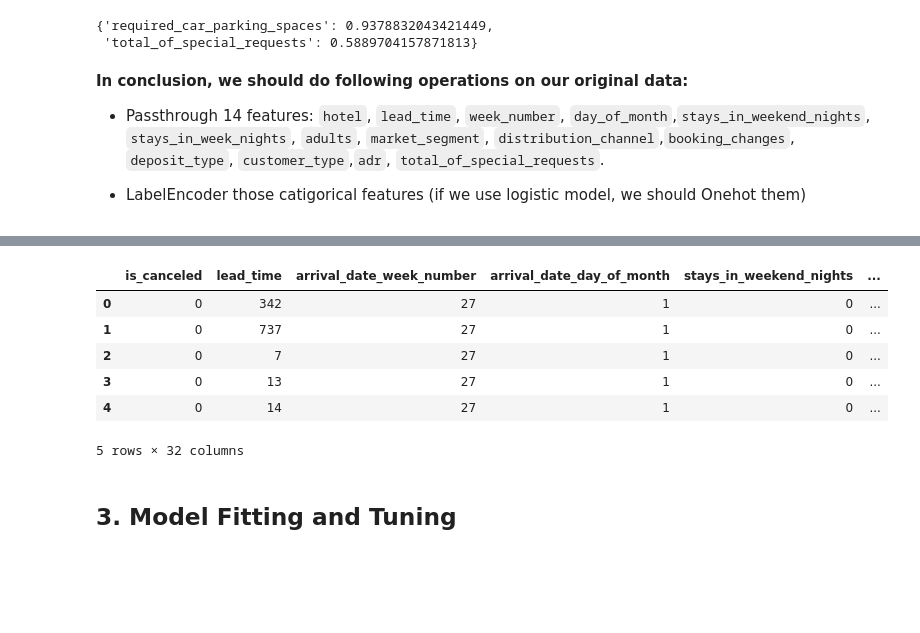
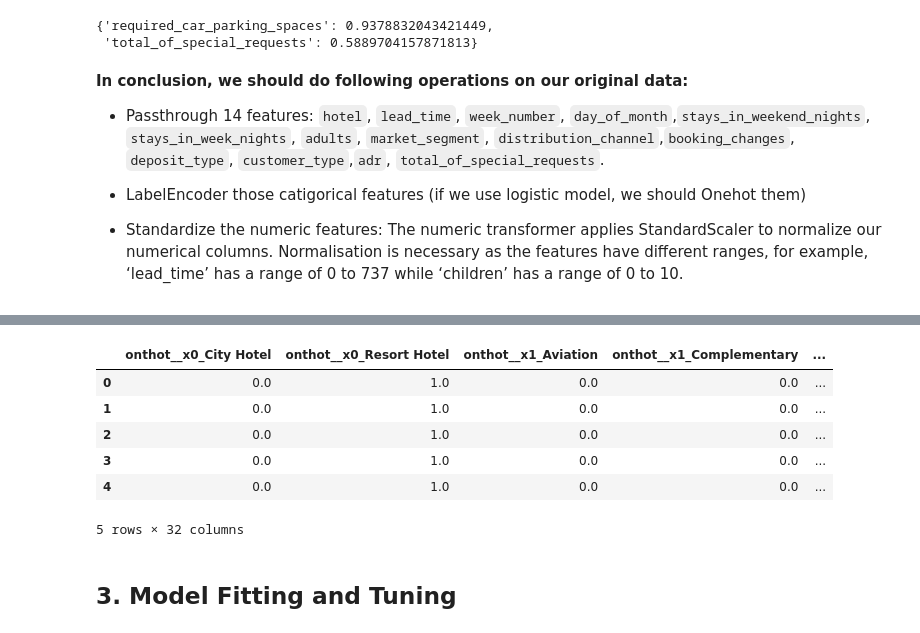
Before and after one commit to huwenhan-create/mlp-proj2, a Jupyter notebook: Code/proj2.ipynb, the cells around one changed output, grey strips where cells are left out. Saved outputs shown, nothing was run; the diff lists cells and outputs as text; code cells hidden in the pictures; blank space fills up the shorter version.

```diff
--- a/Code/proj2.ipynb
+++ b/Code/proj2.ipynb
@@ -280,20 +287,17 @@ freq_req
 - Passthrough 14 features: `hotel`, `lead_time`, `week_number`, `day_of_month`,`stays_in_weekend_nights`, `stays_in_week_nights`, `adults`, `market_segment`, `distribution_channel`,`booking_changes`, `deposit_type`, `customer_type`,`adr`, `total_of_special_requests`.
 
 - LabelEncoder those catigorical features (if we use logistic model, we should Onehot them)
+
+- Standardize the numeric features: The numeric transformer applies StandardScaler to normalize our numerical columns. Normalisation is necessary as the features have different ranges, for example, ‘lead_time’ has a range of 0 to 737 while ‘children’ has a range of 0 to 10.
 # %%
 passthrough = ['is_canceled', 'hotel', 'lead_time',
                'arrival_date_week_number', 'arrival_date_day_of_month', 'stays_in_weekend_nights',
                'stays_in_week_nights', 'adults', 'market_segment', 'distribution_channel', 'same_room',
                'booking_changes', 'deposit_type', 'customer_type', 'total_of_special_requests']
-ct = ColumnTransformer(
-    [
-        ('keep', 'passthrough',passthrough)
-    ]
-)
+features = list(df.columns)
+drop = list(set(passthrough)^set(features))
 
-ct.fit(df)
-names = ct.get_feature_names()
-dataset = pd.DataFrame(ct.transform(df), columns=names)
+dataset = df.drop(drop,axis=1)
 cat = ['hotel','market_segment','distribution_channel','deposit_type','customer_type']
 for c in cat:
     dataset[c] = LabelEncoder().fit_transform(dataset[c])
@@ -308,22 +312,22 @@ dataset.head()
 # %%
 ct_onehot = ColumnTransformer(
     [
-        ('keep', 'passthrough', passthrough),
+        ('keep', 'drop', drop),
         ('onthot', OneHotEncoder(), cat)
-    ]
+    ],
+    remainder='passthrough'
 )
 ct_onehot.fit(df)
 names_onehot = ct_onehot.get_feature_names()
-dataset_onehot = pd.DataFrame(ct_onehot.transform(df), columns=names_onehot).copy()
-dataset_onehot=dataset_onehot.drop(cat,axis=1)
+dataset_onehot = pd.DataFrame(ct_onehot.transform(df), columns=names_onehot)
 dataset_onehot.head()
 # %% [output]
-|  | is_canceled | lead_time | arrival_date_week_number | arrival_date_day_of_month | stays_in_weekend_nights | ... |
-| 0 | 0 | 342 | 27 | 1 | 0 | ... |
-| 1 | 0 | 737 | 27 | 1 | 0 | ... |
-| 2 | 0 | 7 | 27 | 1 | 0 | ... |
-| 3 | 0 | 13 | 27 | 1 | 0 | ... |
-| 4 | 0 | 14 | 27 | 1 | 0 | ... |
+|  | onthot__x0_City Hotel | onthot__x0_Resort Hotel | onthot__x1_Aviation | onthot__x1_Complementary | ... |
+| 0 | 0.0 | 1.0 | 0.0 | 0.0 | ... |
+| 1 | 0.0 | 1.0 | 0.0 | 0.0 | ... |
+| 2 | 0.0 | 1.0 | 0.0 | 0.0 | ... |
+| 3 | 0.0 | 1.0 | 0.0 | 0.0 | ... |
+| 4 | 0.0 | 1.0 | 0.0 | 0.0 | ... |
 5 rows × 32 columns
 # %% [markdown]
 ## 3. Model Fitting and Tuning
```
Also changed, not shown: parts of 19 cells of this notebook, 3 other files.
